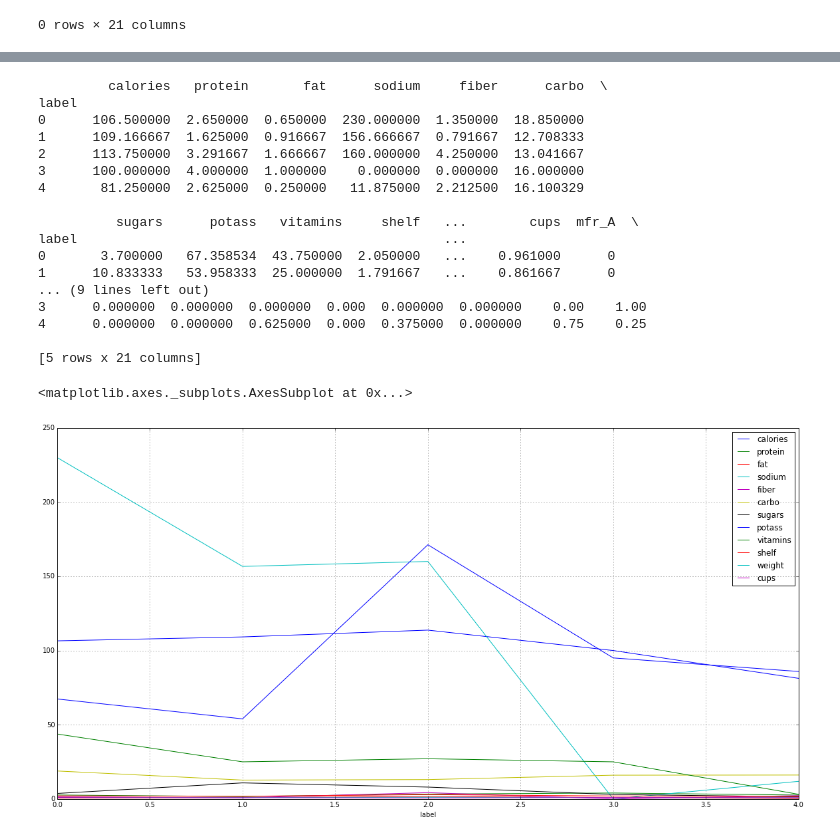
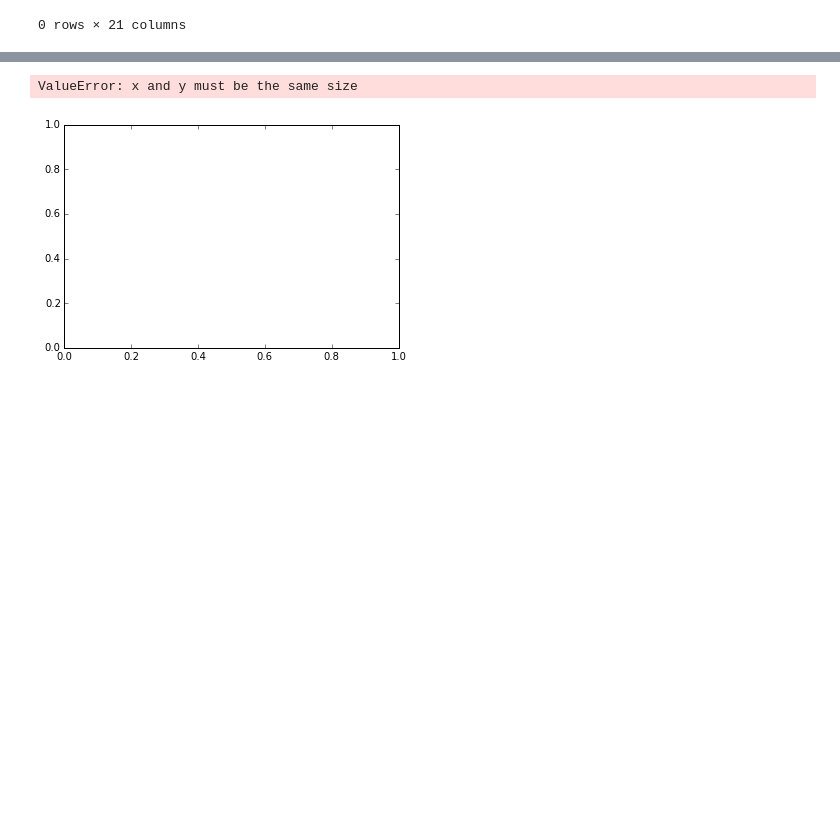
Before and after one commit to tiyd-python-2015-05/honey-nut-clusters, a Jupyter notebook: clustering_analysis.ipynb, the cells around one changed output, grey strips where cells are left out. Cells and saved outputs as stored; diff of their text form; code cells hidden in the pictures; blank space fills up the shorter version.

Commit message:
Add more visualization

```diff
--- a/clustering_analysis.ipynb
+++ b/clustering_analysis.ipynb
@@ -201,5 +201,5 @@ df[df<0].dropna(how='all')  # no negative values
 | name |  |  |  |  |  |  |  |  |  |  |  | ... |
 0 rows × 21 columns
 # %%
-df['label'] = np.array(clusters)
+ss['label'] = np.array(clusters)
 # %%
@@ -216,7 +216,7 @@ df.head()
 # %%
-df['name'] = data.index
-df = df.sort(['label', 'name'])
-grouped = df.set_index(['label', 'name'])
+ss['name'] = data.index
+ss = ss.sort(['label', 'name'])
+grouped = ss.set_index(['label', 'name'])
 grouped.ix[:,:-9]
 # %% [output]
 |  |  | calories | protein | fat | sodium | fiber | carbo | sugars | potass | vitamins | shelf | ... |
@@ -240,29 +240,18 @@ grouped.ix[:,:-9]
 77 rows × 12 columns
 # %%
-aggs = grouped.groupby(level='label').agg(['mean', 'std'])
+aggs = grouped.ix[:,:-9].groupby(level='label').agg(['mean', 'std'])
 means = grouped.groupby(level='label').mean()
-print(means)
-means.ix[:,:-9].plot(kind='line', figsize=(20,10))
+# print(means)
+# means.plot(kind='line', figsize=(20,10))
+# plt.scatter(aggs.index, aggs['sugars'])
+# plt.scatter(means.index, means['carbo'])
+aggs['sugars']['std']
+cols = [col[0] for col in aggs.columns[::2]]
+for col in cols:
+    plt.scatter(aggs.index, aggs[col])
 # %% [output]
-         calories   protein       fat      sodium     fiber      carbo  \
-label
-0      106.500000  2.650000  0.650000  230.000000  1.350000  18.850000
-1      109.166667  1.625000  0.916667  156.666667  0.791667  12.708333
-2      113.750000  3.291667  1.666667  160.000000  4.250000  13.041667
-3      100.000000  4.000000  1.000000    0.000000  0.000000  16.000000
-4       81.250000  2.625000  0.250000   11.875000  2.212500  16.100329
-
-          sugars      potass   vitamins     shelf   ...        cups  mfr_A  \
-label                                               ...
-0       3.700000   67.358534  43.750000  2.050000   ...    0.961000      0
-1      10.833333   53.958333  25.000000  1.791667   ...    0.861667      0
-... (9 lines left out)
-3      0.000000  0.000000  0.000000  0.000  0.000000  0.000000    0.00    1.00
-4      0.000000  0.000000  0.625000  0.000  0.375000  0.000000    0.75    0.25
-
-[5 rows x 21 columns]
+ValueError: x and y must be the same size
-<matplotlib.axes._subplots.AxesSubplot at 0x...>
-[figure, old version]
+[figure, new version]
 # %%
 from sklearn.preprocessing import StandardScaler
 scaler = StandardScaler()
```
Also changed, not shown: parts of 2 cells of this notebook.
